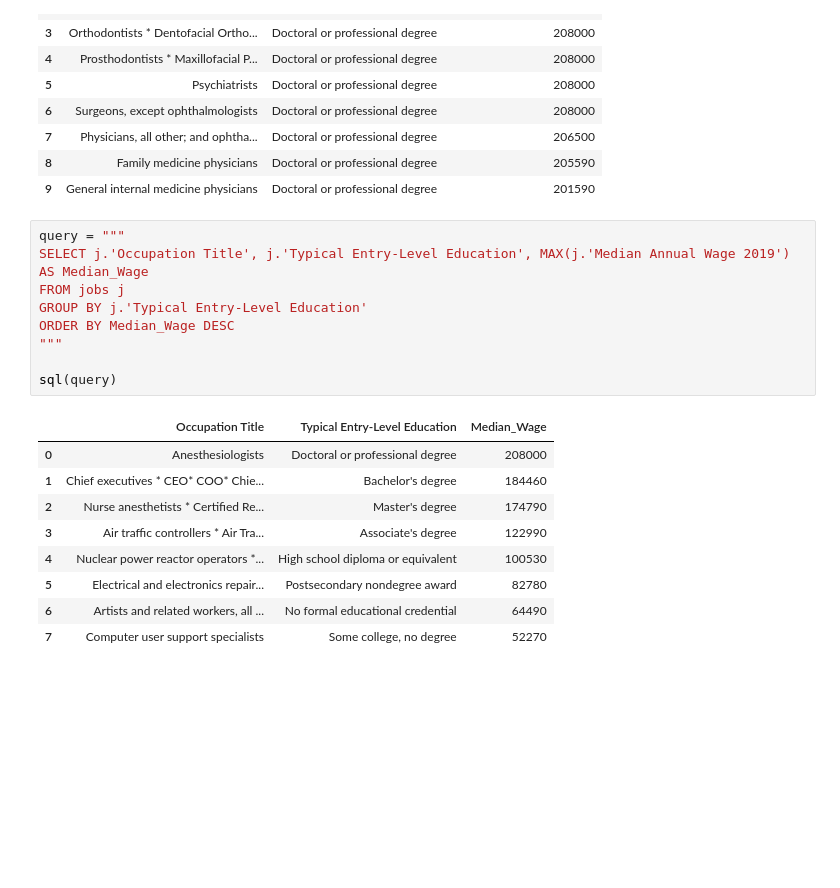
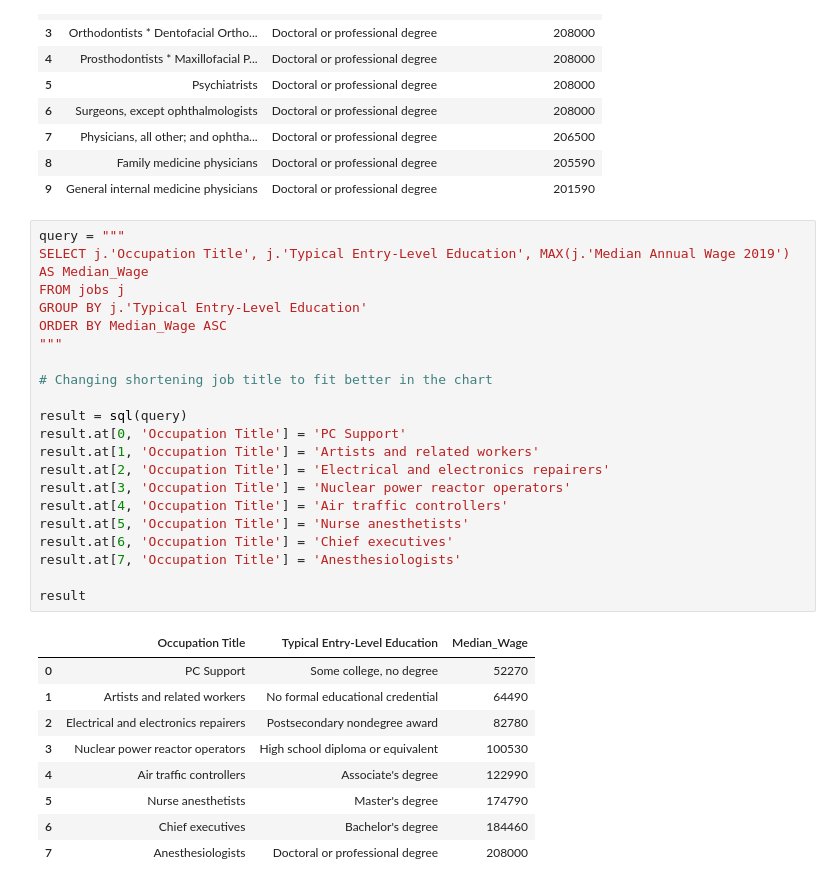
Before and after one commit to This-Rodney/Data-Analytics, a Jupyter notebook: employment/emp.ipynb, the cells around one changed output. Saved outputs shown, nothing was run; the diff lists cells and outputs as text; blank space fills up the shorter version.

```diff
--- a/employment/emp.ipynb
+++ b/employment/emp.ipynb
@@ -69,20 +78,32 @@ sql(query)
 # %%
 query = """
 SELECT j.'Occupation Title', j.'Typical Entry-Level Education', MAX(j.'Median Annual Wage 2019')
 AS Median_Wage
 FROM jobs j
 GROUP BY j.'Typical Entry-Level Education'
-ORDER BY Median_Wage DESC
+ORDER BY Median_Wage ASC
 """
 
-sql(query)
+# Changing shortening job title to fit better in the chart
+
+result = sql(query)
+result.at[0, 'Occupation Title'] = 'PC Support'
+result.at[1, 'Occupation Title'] = 'Artists and related workers'
+result.at[2, 'Occupation Title'] = 'Electrical and electronics repairers'
+result.at[3, 'Occupation Title'] = 'Nuclear power reactor operators'
+result.at[4, 'Occupation Title'] = 'Air traffic controllers'
+result.at[5, 'Occupation Title'] = 'Nurse anesthetists'
+result.at[6, 'Occupation Title'] = 'Chief executives'
+result.at[7, 'Occupation Title'] = 'Anesthesiologists'
+
+result
 # %% [output]
 |  | Occupation Title | Typical Entry-Level Education | Median_Wage |
-| 0 | Anesthesiologists | Doctoral or professional degree | 208000 |
-| 1 | Chief executives * CEO* COO* Chie... | Bachelor's degree | 184460 |
-| 2 | Nurse anesthetists * Certified Re... | Master's degree | 174790 |
-| 3 | Air traffic controllers * Air Tra... | Associate's degree | 122990 |
-| 4 | Nuclear power reactor operators *... | High school diploma or equivalent | 100530 |
-| 5 | Electrical and electronics repair... | Postsecondary nondegree award | 82780 |
-| 6 | Artists and related workers, all ... | No formal educational credential | 64490 |
-| 7 | Computer user support specialists | Some college, no degree | 52270 |
+| 0 | PC Support | Some college, no degree | 52270 |
+| 1 | Artists and related workers | No formal educational credential | 64490 |
+| 2 | Electrical and electronics repairers | Postsecondary nondegree award | 82780 |
+| 3 | Nuclear power reactor operators | High school diploma or equivalent | 100530 |
+| 4 | Air traffic controllers | Associate's degree | 122990 |
+| 5 | Nurse anesthetists | Master's degree | 174790 |
+| 6 | Chief executives | Bachelor's degree | 184460 |
+| 7 | Anesthesiologists | Doctoral or professional degree | 208000 |
```
Also changed, not shown: parts of 3 cells of this notebook.
